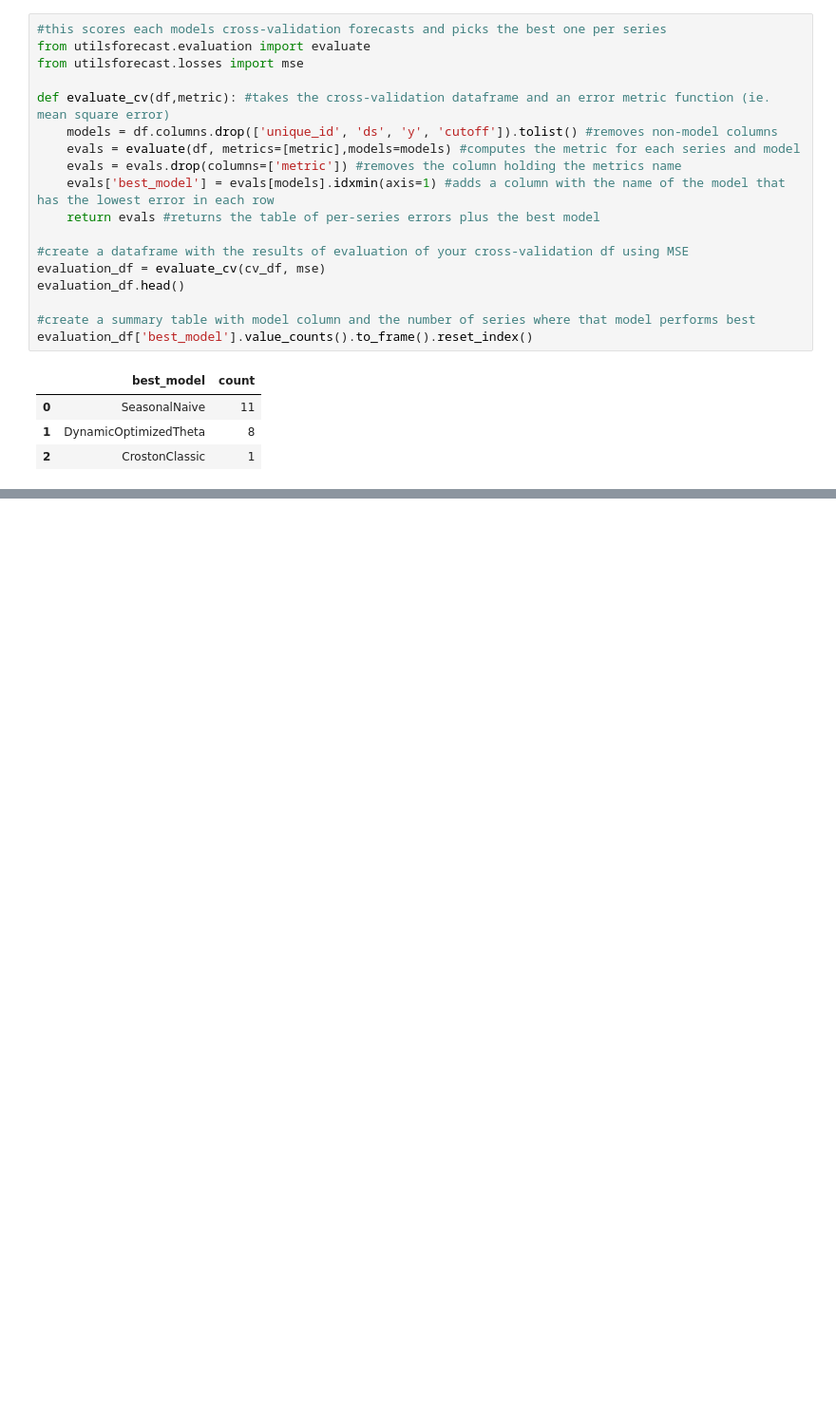
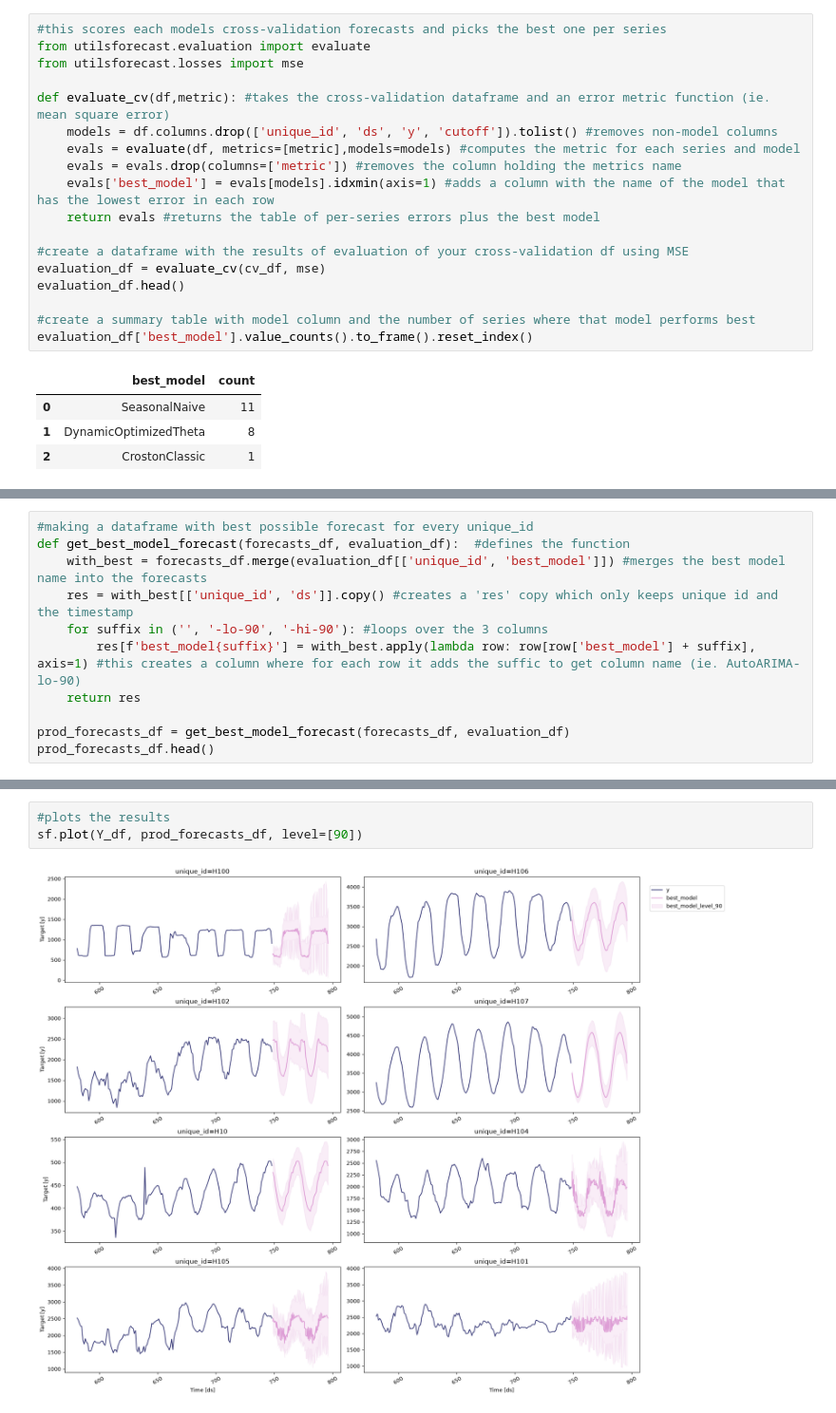
Before and after one commit to ambmodels/ambforecast-intern, a Jupyter notebook: statsforecast_tutorial.ipynb, the cells around one changed output, grey strips where cells are left out. Shown at 95% size. Saved outputs shown, nothing was run; the diff lists cells and outputs as text; blank space fills up the shorter version.

```diff
--- a/statsforecast_tutorial.ipynb
+++ b/statsforecast_tutorial.ipynb
@@ -151,0 +156,11 @@ evaluation_df['best_model'].value_counts().to_frame().reset_index()
+# %%
+#making a dataframe with best possible forecast for every unique_id
+def get_best_model_forecast(forecasts_df, evaluation_df):  #defines the function
+    with_best = forecasts_df.merge(evaluation_df[['unique_id', 'best_model']]) #merges the best model name into the forecasts
+    res = with_best[['unique_id', 'ds']].copy() #creates a 'res' copy which only keeps unique id and the timestamp
+    for suffix in ('', '-lo-90', '-hi-90'): #loops over the 3 columns
+        res[f'best_model{suffix}'] = with_best.apply(lambda row: row[row['best_model'] + suffix], axis=1) #this creates a column where for each row it adds the suffic to get column name (ie. AutoARIMA-lo-90)
+    return res
+
+prod_forecasts_df = get_best_model_forecast(forecasts_df, evaluation_df)
+prod_forecasts_df.head()
@@ -151,0 +174,5 @@ evaluation_df['best_model'].value_counts().to_frame().reset_index()
+# %%
+#plots the results
+sf.plot(Y_df, prod_forecasts_df, level=[90])
+# %% [output]
+[figure, added]
```
Also changed, not shown: parts of 2 cells of this notebook.
